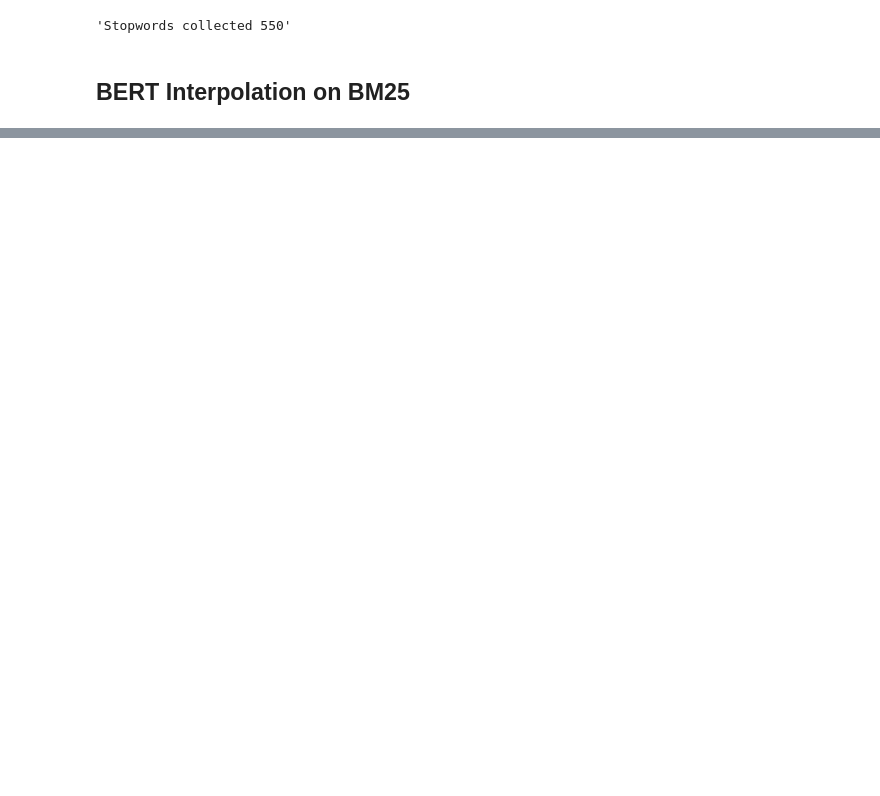
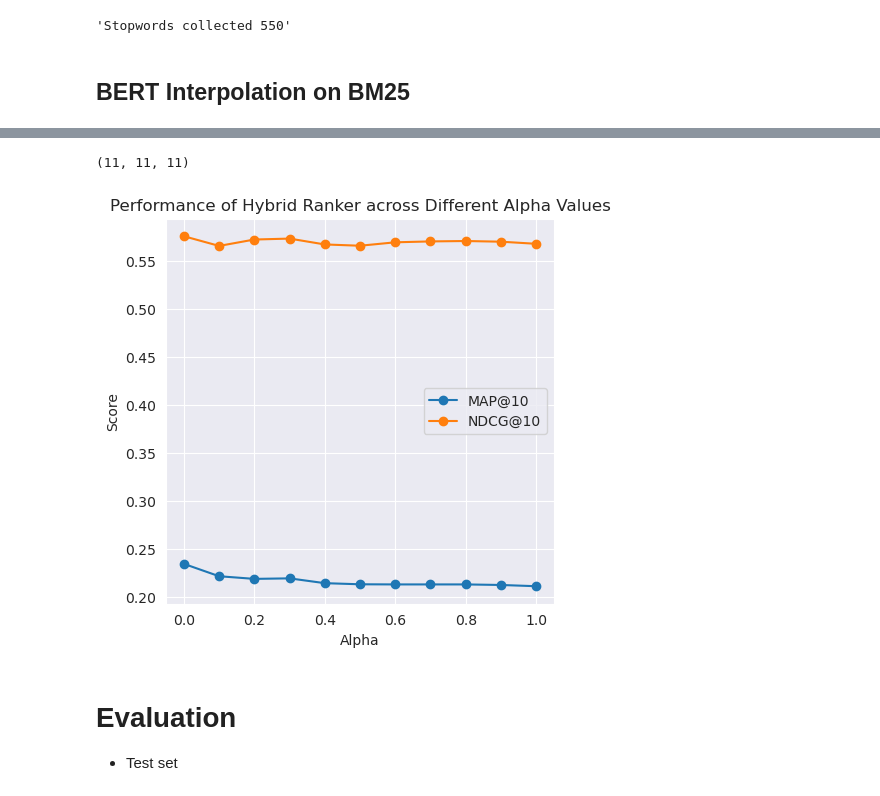
Before and after one commit to anusha-pathuri/satire-news-search-engine, a Jupyter notebook: notebooks/05_BERT_opt.ipynb, the cells around one changed output, grey strips where cells are left out. Drawn from its saved outputs; the diff is of its cells as text; code cells hidden in the pictures; blank space fills up the shorter version.

Commit message:
ablation studies

```diff
--- a/notebooks/05_BERT_opt.ipynb
+++ b/notebooks/05_BERT_opt.ipynb
@@ -15,6 +25,6 @@ from sentence_transformers import SentenceTransformer
 # %%
 STOPWORD_PATH = '../data/stopwords_updated.txt'
 DATASET_PATH = '../data/processed_articles_dedup.csv'
-INDEX_PATH = '../data/index'
+INDEX_PATH = './output/index'
 # %%
 # Load in the stopwords
@@ -147,0 +121,20 @@ plt.show()
+# %%
+ablation_alpha = {}
+# %%
+for alpha in np.linspace(0, 1, 11):
+    print(f"alpha: {alpha:.1f}", end=" ")
+
+    # Create hybrid ranker
+    hybrid_ranker = HybridRanker(
+        # bi_encoder_model_name='sentence-transformers/all-MiniLM-L6-v2',
+        base_ranker=bm25_ranker,
+        raw_text_dict=raw_text_dict,
+        alpha=alpha,
+        rerank_top_k=10
+    )
+
+    # Run evaluation
+    metrics = run_relevance_tests("../data/relevance_dev.csv", ranker=hybrid_ranker)
+    print(f"map: {metrics['map']:.4f}, ndcg: {metrics['ndcg']:.4f}")
+
+    ablation_alpha[alpha] = metrics
@@ -147,0 +156,28 @@ plt.show()
+# %%
+alphas = []
+maps = []
+ndcgs = []
+
+for alpha, metrics in ablation_alpha.items():
+    alphas.append(alpha)
+    maps.append(metrics['map'])
+    ndcgs.append(metrics['ndcg'])
+
+len(alphas), len(maps), len(ndcgs)
+# %% [output]
+(11, 11, 11)
+# %%
+plt.figure(figsize=(5, 5))
+plt.plot(alphas, maps, label='MAP@10', marker='o')
+plt.plot(alphas, ndcgs, label='NDCG@10', marker='o')
+plt.title('Performance of Hybrid Ranker across Different Alpha Values')
+plt.xlabel('Alpha')
+plt.ylabel('Score')
+plt.legend()
+plt.show()
+# %% [output]
+[figure, added]
+# %% [markdown]
+# Evaluation
+
+- Test set
```
Also changed, not shown: parts of 12 cells of this notebook, 1 other file.
